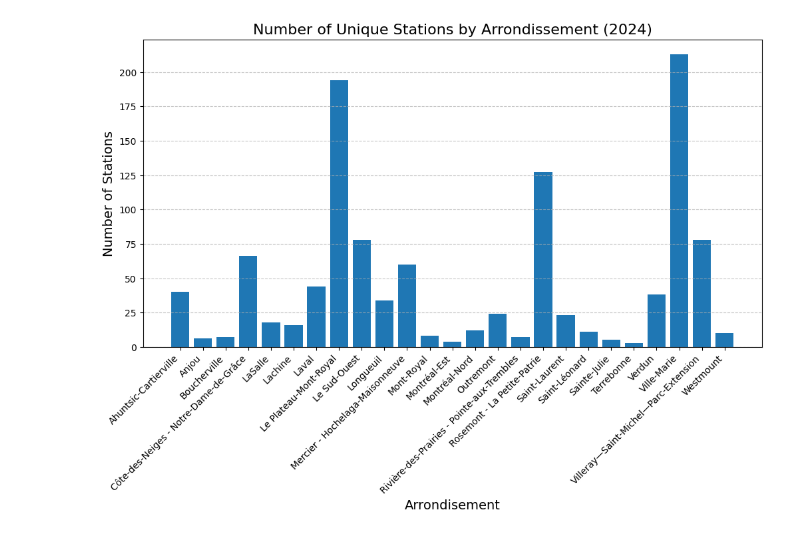
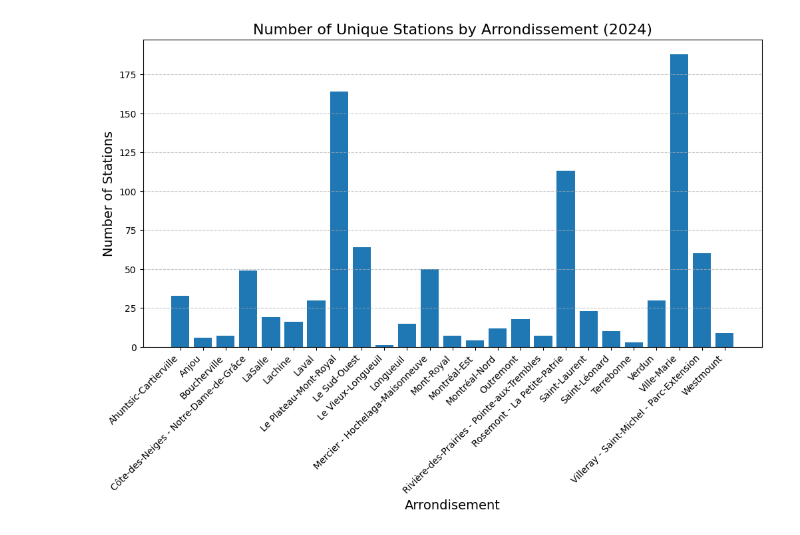
Before and after one commit to ADenver13/COMP_3125_Individual_Project_AidenDever, a Jupyter notebook: code/analysis.ipynb, the cells around one changed output. Drawn from its saved outputs; the diff is of its cells as text; code cells hidden in the pictures.

```diff
--- a/code/analysis.ipynb
+++ b/code/analysis.ipynb
@@ -59,13 +71,15 @@ Index(['STARTSTATIONNAME', 'STARTSTATIONARRONDISSEMENT',
 # %%
-# Group data by Route Number
-route_stats = bixi_2024.groupby('STARTSTATIONARRONDISSEMENT').agg(
+# Group data by start station arrondisement
+arrondisement_stats = bixi_2023.groupby('STARTSTATIONARRONDISSEMENT').agg(
     num_trips=('STARTSTATIONNAME', 'count'),
-    num_unique_stations=('STARTSTATIONNAME', 'nunique')
+    num_unique_stations=('STARTSTATIONNAME', 'nunique'),
+    arrondisement_population=('Population', 'mean'),
+    median_trip_length=('trip_length_minutes', 'median')
 ).reset_index()
 
 # Bar chart
 plt.figure(figsize=(12, 6))
-plt.bar(route_stats['STARTSTATIONARRONDISSEMENT'], route_stats['num_trips'])
+plt.bar(arrondisement_stats['STARTSTATIONARRONDISSEMENT'], arrondisement_stats['num_trips'])
 plt.title('Number of Trips by Start Arrondissement (2024)', fontsize=16)
 plt.xlabel('Starting Arrondisement', fontsize=14)
 plt.ylabel('Number of Trips', fontsize=14)
@@ -79,20 +95,14 @@ plt.show()
 # %%
-# Group data by Route Number
-route_stats = bixi_2024.groupby('STARTSTATIONARRONDISSEMENT').agg(
-    num_trips=('STARTSTATIONNAME', 'count'),
-    num_unique_stations=('STARTSTATIONNAME', 'nunique')
-).reset_index()
-
 # Bar chart
 plt.figure(figsize=(12, 6))
-plt.bar(route_stats['STARTSTATIONARRONDISSEMENT'], route_stats['num_unique_stations'])
+plt.bar(arrondisement_stats['STARTSTATIONARRONDISSEMENT'], arrondisement_stats['num_unique_stations'])
 plt.title('Number of Unique Stations by Arrondissement (2024)', fontsize=16)
 plt.xlabel('Arrondisement', fontsize=14)
 plt.ylabel('Number of Stations', fontsize=14)
 plt.grid(axis='y', linestyle='--', alpha=0.7)
 
 # Rotate x-axis labels for better readability
 plt.xticks(rotation=45, ha='right')
 plt.show()
 # %% [output]
-[figure, old version]
+[figure, new version]
```
Also changed, not shown: parts of 39 cells of this notebook, 1 other file.
